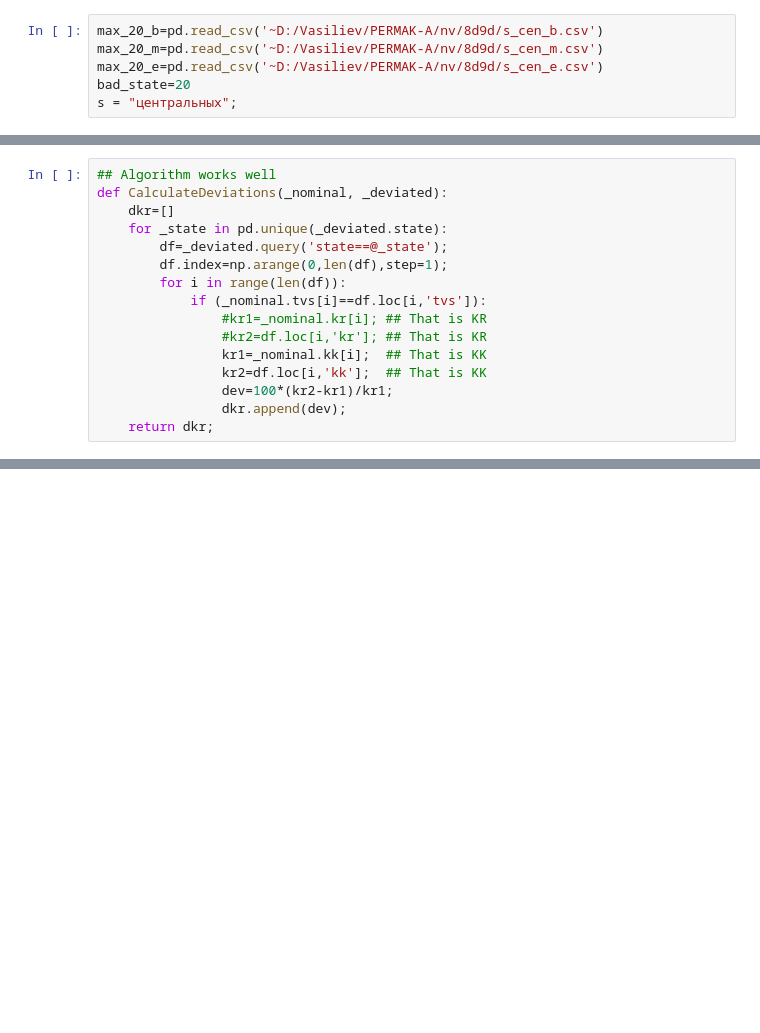
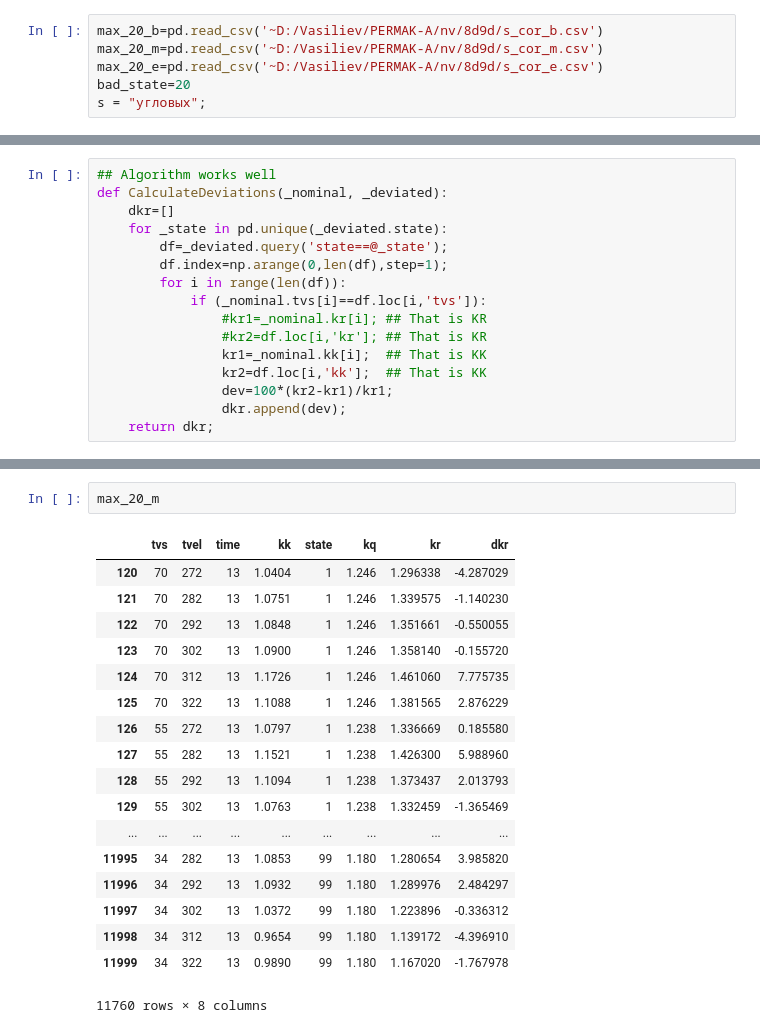
Before and after one commit to maratdzhan/FebProject, a Jupyter notebook: 11.2 Paint.ipynb, the cells around one changed output, grey strips where cells are left out. Drawn from its saved outputs; the diff is of its cells as text; blank space fills up the shorter version.

```diff
--- a/11.2 Paint.ipynb
+++ b/11.2 Paint.ipynb
@@ -4,11 +4,11 @@ import numpy as np;
 import matplotlib.pyplot as plt;
 import scipy.stats as st
 # %%
-max_20_b=pd.read_csv('~D:/Vasiliev/PERMAK-A/nv/8d9d/s_cen_b.csv')
-max_20_m=pd.read_csv('~D:/Vasiliev/PERMAK-A/nv/8d9d/s_cen_m.csv')
-max_20_e=pd.read_csv('~D:/Vasiliev/PERMAK-A/nv/8d9d/s_cen_e.csv')
+max_20_b=pd.read_csv('~D:/Vasiliev/PERMAK-A/nv/8d9d/s_cor_b.csv')
+max_20_m=pd.read_csv('~D:/Vasiliev/PERMAK-A/nv/8d9d/s_cor_m.csv')
+max_20_e=pd.read_csv('~D:/Vasiliev/PERMAK-A/nv/8d9d/s_cor_e.csv')
 bad_state=20
-s = "центральных";
+s = "угловых";
 # %%
 def PlotDataFrame(_name,legend_prefix,df1):
     plt.figure(figsize=(12,10));
@@ -64,0 +70,21 @@ PlotDataFrame('dkr','end of cycle', max_20_e)
+# %%
+max_20_m
+# %% [output]
+|  | tvs | tvel | time | kk | state | kq | kr | dkr |
+| 120 | 70 | 272 | 13 | 1.0404 | 1 | 1.246 | 1.296338 | -4.287029 |
+| 121 | 70 | 282 | 13 | 1.0751 | 1 | 1.246 | 1.339575 | -1.140230 |
+| 122 | 70 | 292 | 13 | 1.0848 | 1 | 1.246 | 1.351661 | -0.550055 |
+| 123 | 70 | 302 | 13 | 1.0900 | 1 | 1.246 | 1.358140 | -0.155720 |
+| 124 | 70 | 312 | 13 | 1.1726 | 1 | 1.246 | 1.461060 | 7.775735 |
+| 125 | 70 | 322 | 13 | 1.1088 | 1 | 1.246 | 1.381565 | 2.876229 |
+| 126 | 55 | 272 | 13 | 1.0797 | 1 | 1.238 | 1.336669 | 0.185580 |
+| 127 | 55 | 282 | 13 | 1.1521 | 1 | 1.238 | 1.426300 | 5.988960 |
+| 128 | 55 | 292 | 13 | 1.1094 | 1 | 1.238 | 1.373437 | 2.013793 |
+| 129 | 55 | 302 | 13 | 1.0763 | 1 | 1.238 | 1.332459 | -1.365469 |
+| ... | ... | ... | ... | ... | ... | ... | ... | ... |
+| 11995 | 34 | 282 | 13 | 1.0853 | 99 | 1.180 | 1.280654 | 3.985820 |
+| 11996 | 34 | 292 | 13 | 1.0932 | 99 | 1.180 | 1.289976 | 2.484297 |
+| 11997 | 34 | 302 | 13 | 1.0372 | 99 | 1.180 | 1.223896 | -0.336312 |
+| 11998 | 34 | 312 | 13 | 0.9654 | 99 | 1.180 | 1.139172 | -4.396910 |
+| 11999 | 34 | 322 | 13 | 0.9890 | 99 | 1.180 | 1.167020 | -1.767978 |
+11760 rows × 8 columns
```
Also changed, not shown: parts of 7 cells of this notebook, 47 other files.
